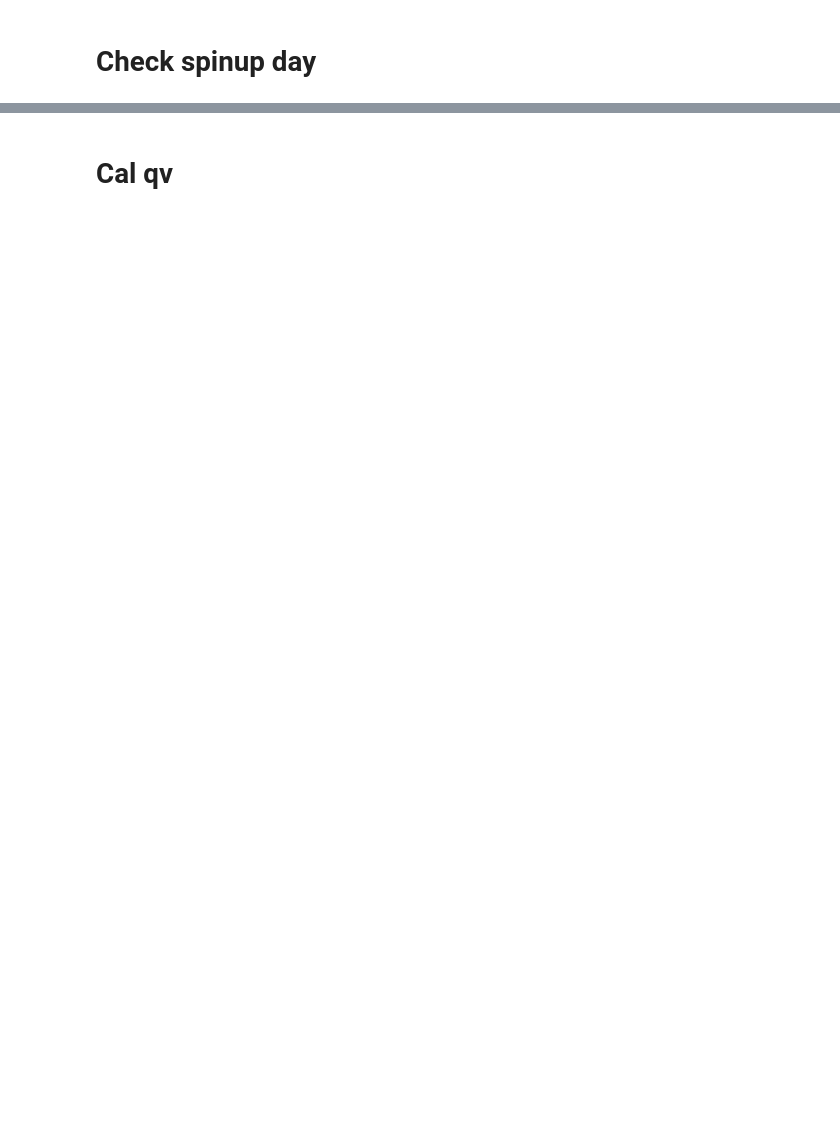
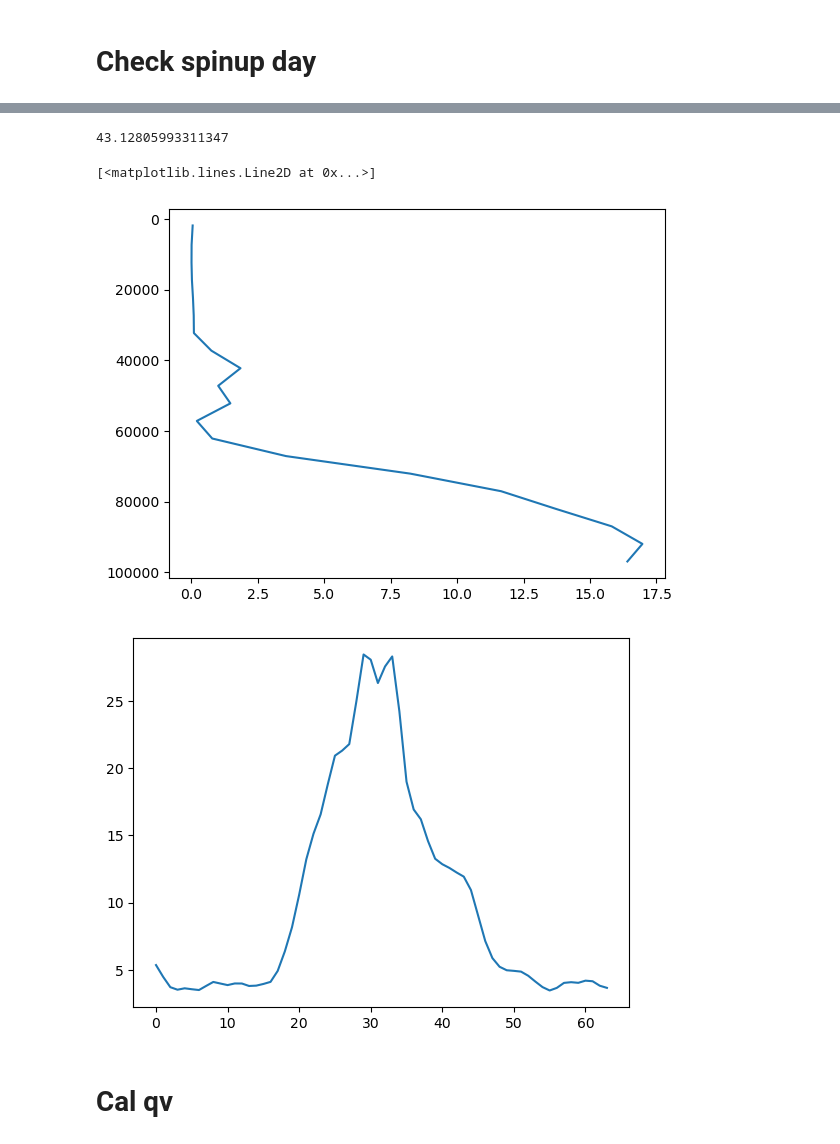
Before and after one commit to kuiper2000/Moist_dycore, a Jupyter notebook: IdealizeSpetral.jl/exp/HSt42/check_spinupday.ipynb, the cells around one changed output, grey strips where cells are left out. Cells and saved outputs as stored; diff of their text form; code cells hidden in the pictures; blank space fills up the shorter version.

```diff
--- a/IdealizeSpetral.jl/exp/HSt42/check_spinupday.ipynb
+++ b/IdealizeSpetral.jl/exp/HSt42/check_spinupday.ipynb
@@ -204,3 +216,23 @@ plt.show()
+# %%
+p  = dycore.p
+qv = dycore.qv
+TPW = np.zeros((p.shape[0],p.shape[2],p.shape[3]))
+for t in range(p.shape[0]):
+    for i in range(p.shape[2]):
+        for j in range(p.shape[3]):
+            TPW[t,i,j] = np.trapz(p[t,:,i,j],qv[t,:,i,j])/9.8
+
+plt.figure()
+plt.plot(qv[1,:,30,100]*1000,p[1,:,60,100])
+print(np.trapz(qv[1,:,30,100],p[1,:,30,100])/9.8)
+plt.gca().invert_yaxis()
+plt.figure()
+plt.plot(TPW.mean(axis=(0,2)))
+# %% [output]
+43.12805993311347
+[<matplotlib.lines.Line2D at 0x...>]
+[figure, added]
+[figure, added]
 # %% [markdown]
 # Cal qv
 # %%
```
Also changed, not shown: parts of 7 cells of this notebook, 2 other files.
